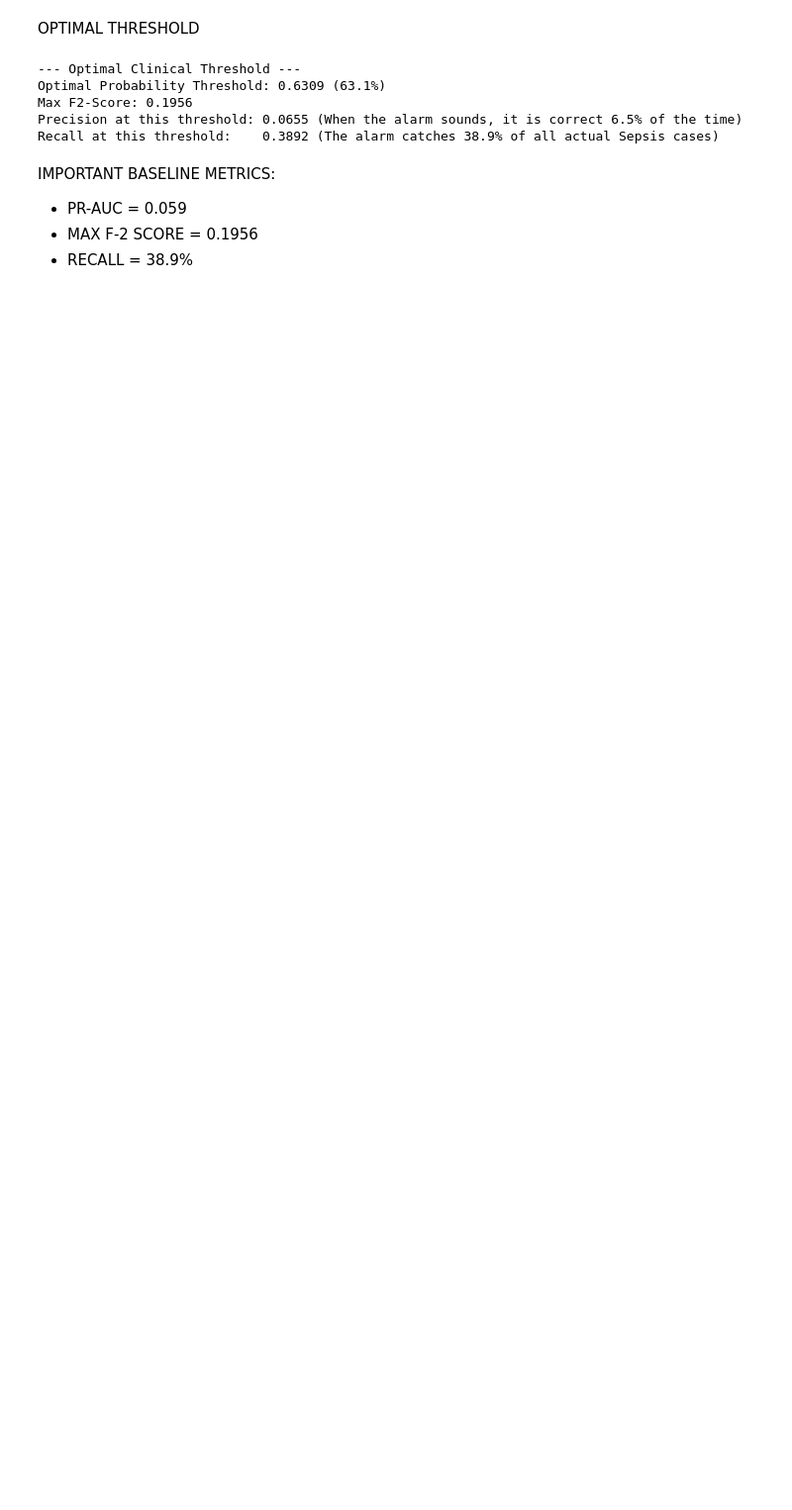
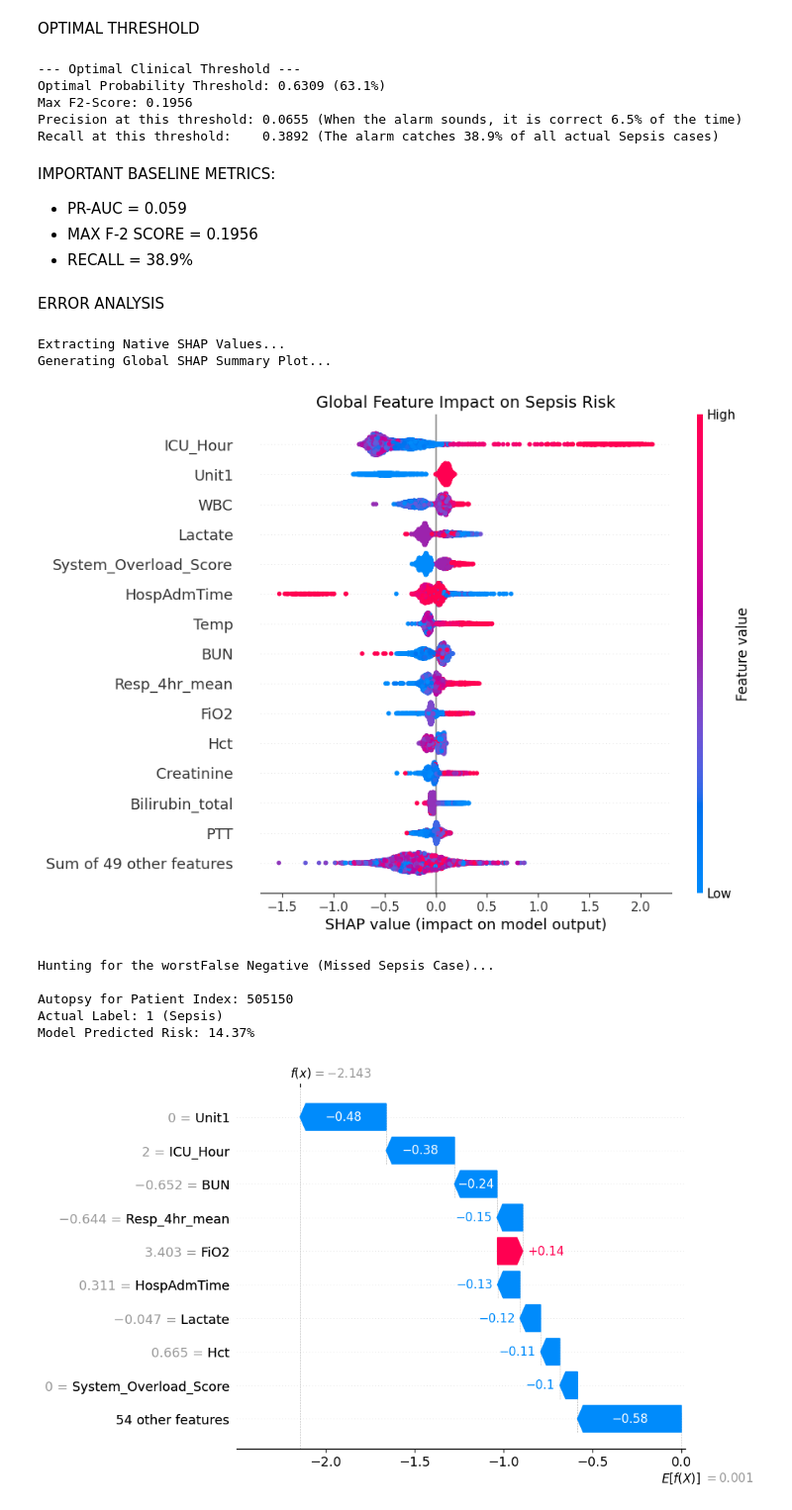
Before and after one commit to Clopo10/ML_Pipeline, a Jupyter notebook: notebooks/model.ipynb, the cells around one changed output. Shown at 99% size. Cells and saved outputs as stored; diff of their text form; code cells hidden in the pictures; blank space fills up the shorter version.

Commit message:
error analysis for baseline model

```diff
--- a/notebooks/model.ipynb
+++ b/notebooks/model.ipynb
@@ -201,3 +201,74 @@ IMPORTANT BASELINE METRICS:
 - PR-AUC = 0.059
 - MAX F-2 SCORE = 0.1956
 - RECALL = 38.9%
+# %% [markdown]
+ERROR ANALYSIS
+# %%
+import shap
+
+print("Extracting Native SHAP Values...")
+
+# We use XGBoost's built-in C++ SHAP calculator (pred_contribs=True)
+booster = clf.get_booster()
+
+x_val_sample = x_val.sample(n=5000, random_state=42)
+dmatrix_sample = xgb.DMatrix(x_val_sample)
+
+# This returns a matrix where the very last column is the base_score (bias)
+shap_contribs_sample = booster.predict(dmatrix_sample, pred_contribs=True)
+
+# Package it into a SHAP Explanation object
+shap_values_sample = shap.Explanation(
+    values=shap_contribs_sample[:, :-1],       # All columns except the last
+    base_values=shap_contribs_sample[:, -1],   # Only the last column
+    data=x_val_sample,
+    feature_names=x_val_sample.columns.tolist()
+)
+
+# --- GLOBAL ANALYSIS ---
+print("Generating Global SHAP Summary Plot...")
+plt.figure(figsize=(10, 6))
+plt.title("Global Feature Impact on Sepsis Risk", fontsize=14)
+shap.plots.beeswarm(shap_values_sample, max_display=15)
+plt.show()
+
+# --- ERROR ANALYSIS (Autopsy) ---
+print("\nHunting for the worstFalse Negative (Missed Sepsis Case)...")
+
+# Filter to ONLY patients who actually got Sepsis
+sepsis_patients_mask = (y_val == 1)
+sepsis_indices = x_val[sepsis_patients_mask].index
+
+# Find the patient in that group with the absolute lowest predicted risk
+worst_miss_idx = sepsis_indices[np.argmin(y_pred_proba[sepsis_patients_mask])]
+missed_patient_data = x_val.loc[[worst_miss_idx]]
+
+# Calculate native SHAP for this specific patient
+dmatrix_patient = xgb.DMatrix(missed_patient_data)
+patient_contribs = booster.predict(dmatrix_patient, pred_contribs=True)
+
+shap_values_patient = shap.Explanation(
+    values=patient_contribs[0, :-1],
+    base_values=patient_contribs[0, -1],
+    data=missed_patient_data.iloc[0],
+    feature_names=missed_patient_data.columns.tolist()
+)
+
+print(f"\nAutopsy for Patient Index: {worst_miss_idx}")
+print("Actual Label: 1 (Sepsis)")
+patient_risk = clf.predict_proba(missed_patient_data)[:, 1][0]
+print(f"Model Predicted Risk: {patient_risk * 100:.2f}%")
+
+plt.figure(figsize=(10, 6))
+shap.plots.waterfall(shap_values_patient)
+plt.show()
+# %% [output]
+Extracting Native SHAP Values...
+Generating Global SHAP Summary Plot...
+[figure, added]
+Hunting for the worstFalse Negative (Missed Sepsis Case)...
+
+Autopsy for Patient Index: 505150
+Actual Label: 1 (Sepsis)
+Model Predicted Risk: 14.37%
+[figure, added]
```
